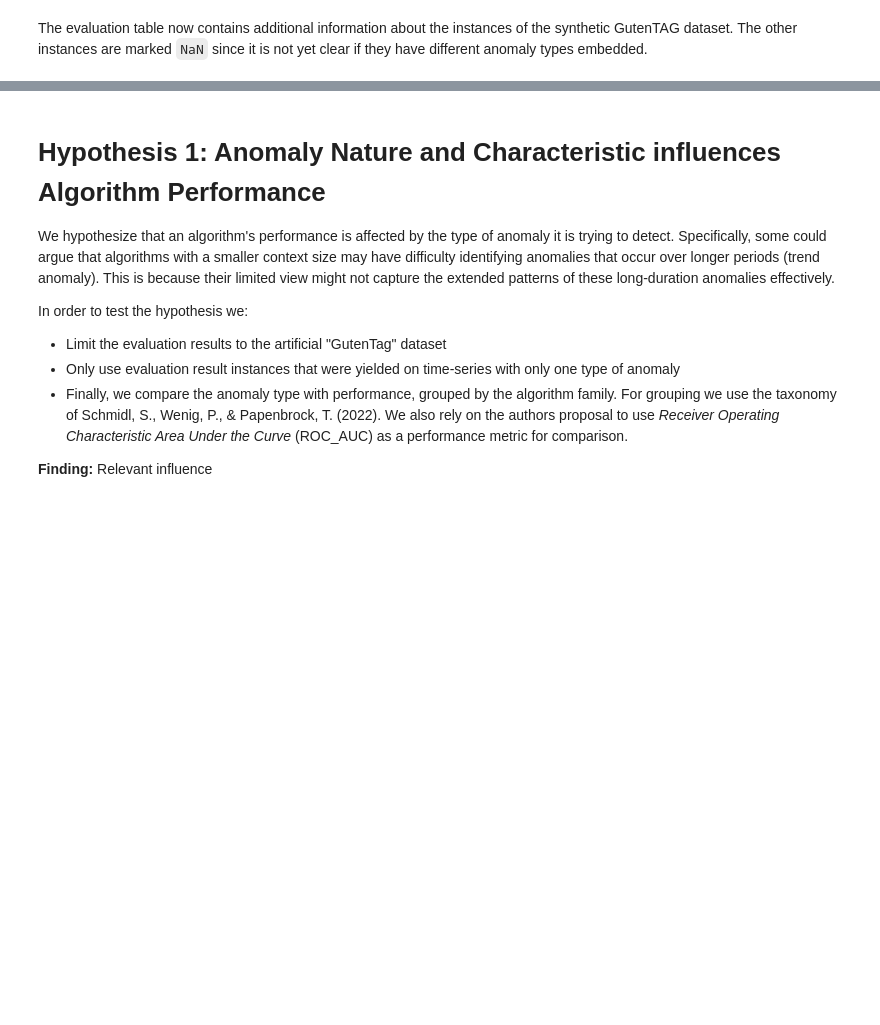
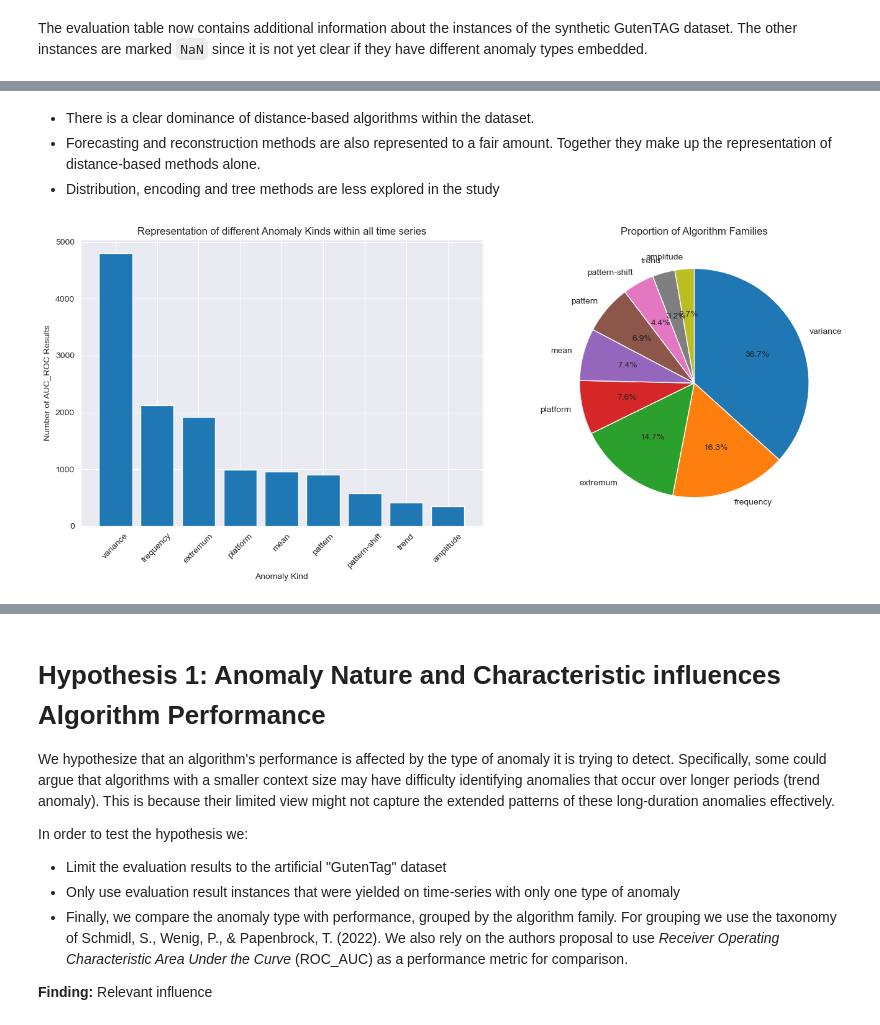
Before and after one commit to dhuber-dev/robust-univariate-ad, a Jupyter notebook: preprocessing_and_analysis_tsad_evaluation_results.ipynb, the cells around one changed output, grey strips where cells are left out. Drawn from its saved outputs; the diff is of its cells as text; code cells hidden in the pictures; blank space fills up the shorter version.

```diff
--- a/preprocessing_and_analysis_tsad_evaluation_results.ipynb
+++ b/preprocessing_and_analysis_tsad_evaluation_results.ipynb
@@ -165,0 +213,34 @@ df.to_csv('datasets/tsad_evaluation_results_preprocessed.csv', index=False)
+# %% [markdown]
+- There is a clear dominance of distance-based algorithms within the dataset.
+- Forecasting and reconstruction methods are also represented to a fair amount. Together they make up the representation of distance-based methods alone.
+- Distribution, encoding and tree methods are less explored in the study
+# %%
+import matplotlib.pyplot as plt
+
+# Flatten all lists into a single list
+all_elements = [el for sublist in df['anomaly_kind'] if type(sublist) == list for el in sublist]
+anomaly_kind = pd.Series(all_elements).value_counts()
+
+# Create a figure with two subplots side by side
+plt.figure(figsize=(14, 6))
+
+# Bar chart
+plt.subplot(1, 2, 1)  # 1 row, 2 columns, first plot
+plt.bar(anomaly_kind.index, anomaly_kind.values)
+plt.title('Representation of different Anomaly Kinds within all time series')
+plt.xlabel('Anomaly Kind')
+plt.ylabel('Number of AUC_ROC Results')
+plt.xticks(rotation=45)
+
+# Pie chart
+plt.subplot(1, 2, 2)  # 1 row, 2 columns, second plot
+plt.pie(anomaly_kind.values, labels=anomaly_kind.index, autopct='%1.1f%%', startangle=90, counterclock=False)
+plt.title('Proportion of Algorithm Families')
+
+# Adjust layout to prevent overlap
+plt.tight_layout()
+
+# Show the combined plot
+plt.show()
+# %% [output]
+[figure, added]
```
Also changed, not shown: parts of 5 cells of this notebook.
